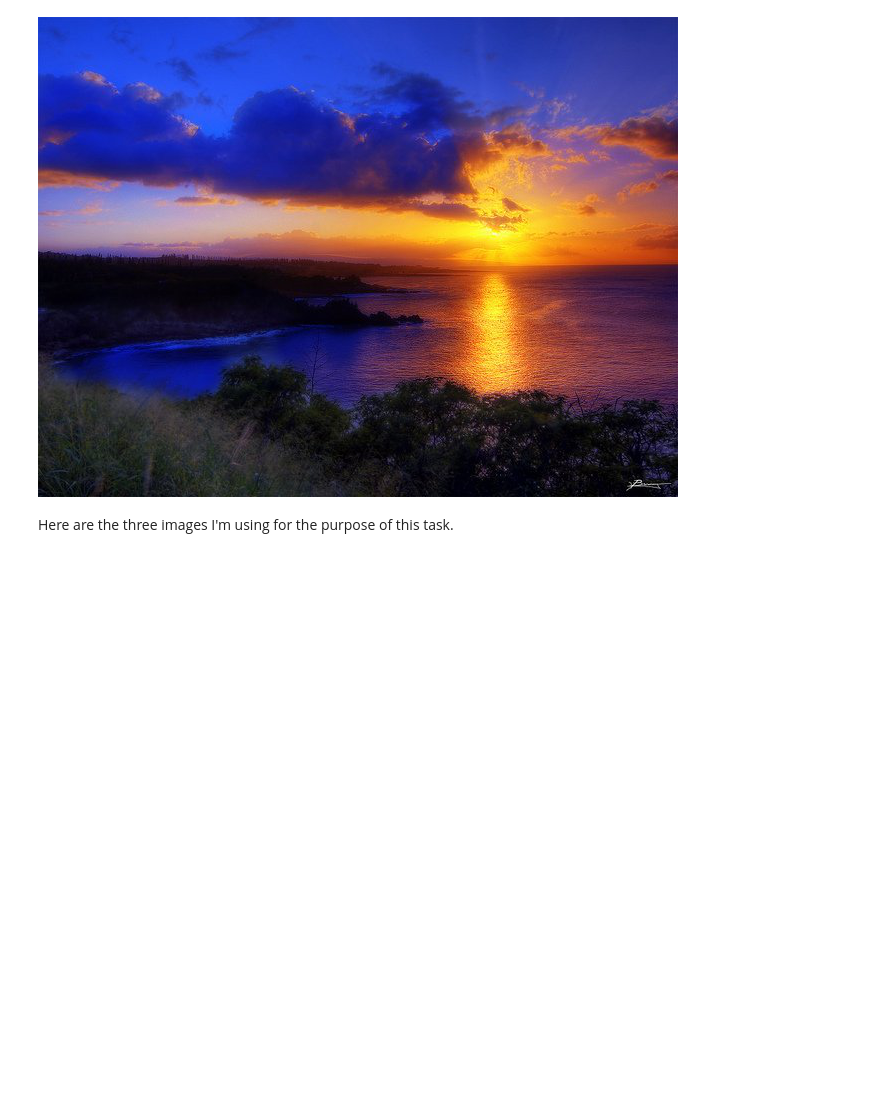
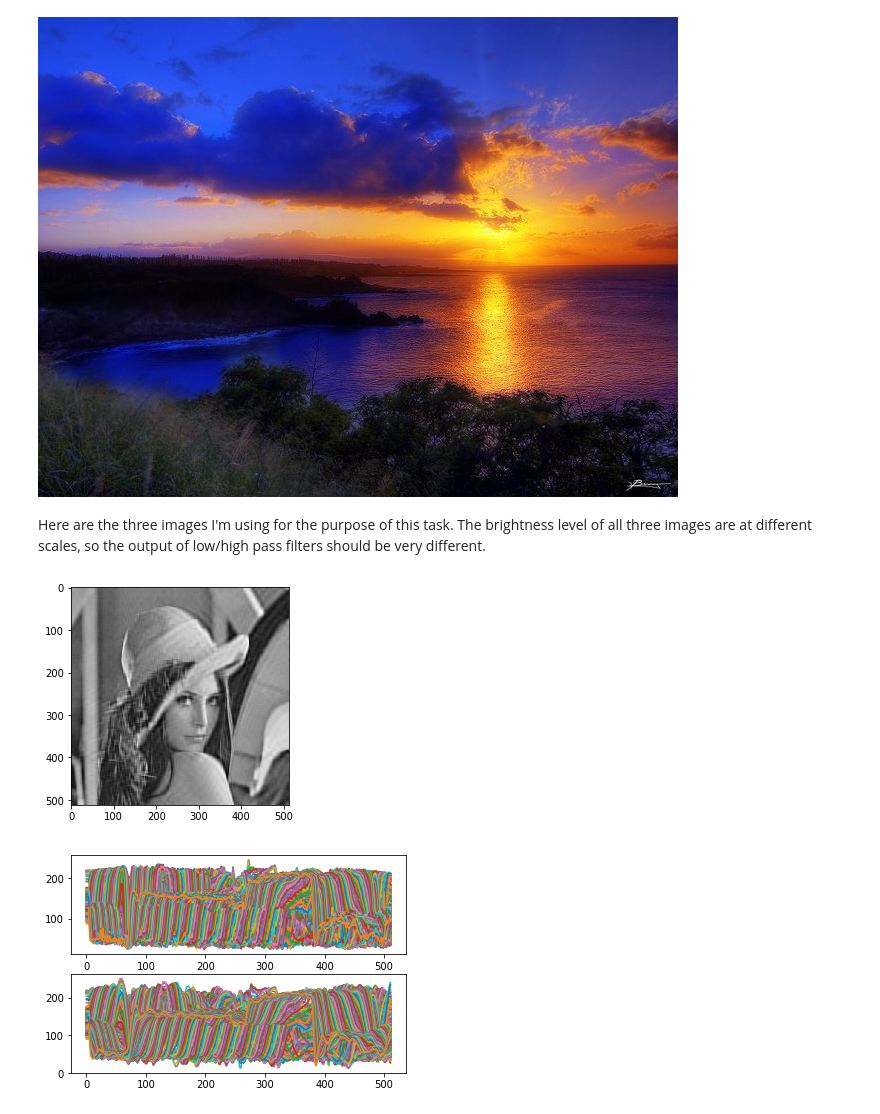
Before and after one commit to brucemingxinliu/Computer-vision-projects, a Jupyter notebook: src/project 2/low_pass high_pass filters.ipynb, the cells around one changed output. Saved outputs shown, nothing was run; the diff lists cells and outputs as text; code cells hidden in the pictures; blank space fills up the shorter version.

```diff
--- a/src/project 2/low_pass high_pass filters.ipynb
+++ b/src/project 2/low_pass high_pass filters.ipynb
@@ -26,4 +29,28 @@ img3
 # %% [output]
 [figure]
 # %% [markdown]
-Here are the three images I'm using for the purpose of this task.
+Here are the three images I'm using for the purpose of this task. The brightness level of all three images are at different scales, so the output of low/high pass filters should be very different.
+# %%
+img_matrix= Image.open('lena.png')
+img = img_matrix.convert('L')
+IMG = np.array(img)
+tt = dct(dct(IMG.T,  norm='ortho').T, norm = 'ortho')
+
+tt[40:,40:] = 0
+low_filter = idct(idct(tt.T,  norm='ortho').T, norm = 'ortho')
+
+newimg = (IMG - low_filter)
+sec = IMG - newimg
+plt.imshow(sec, cmap='gray')
+plt.show()
+
+plt.figure(1)
+plt.subplot(211)
+plt.plot(img_matrix)
+
+plt.subplot(212)
+plt.plot(sec)
+plt.show()
+# %% [output]
+[figure, added]
+[figure, added]
```
Also changed, not shown: parts of 14 cells of this notebook, 6 other files.
